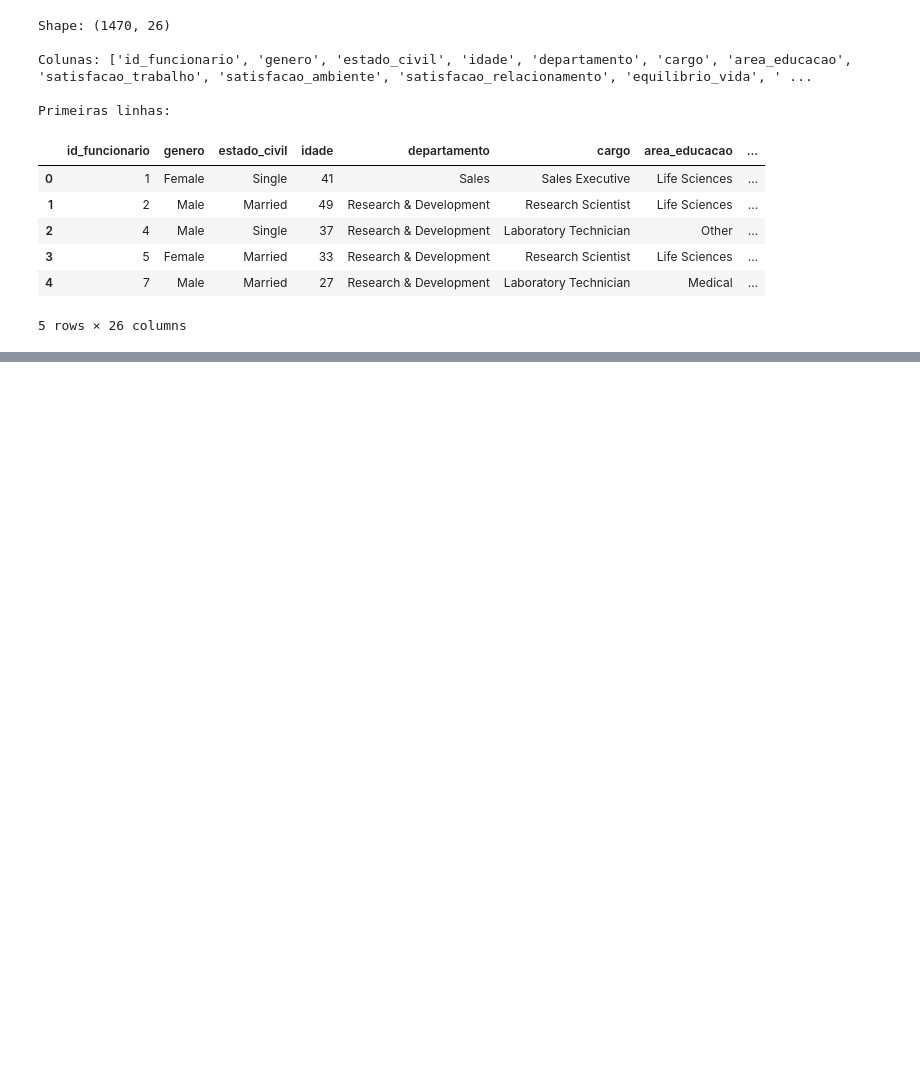
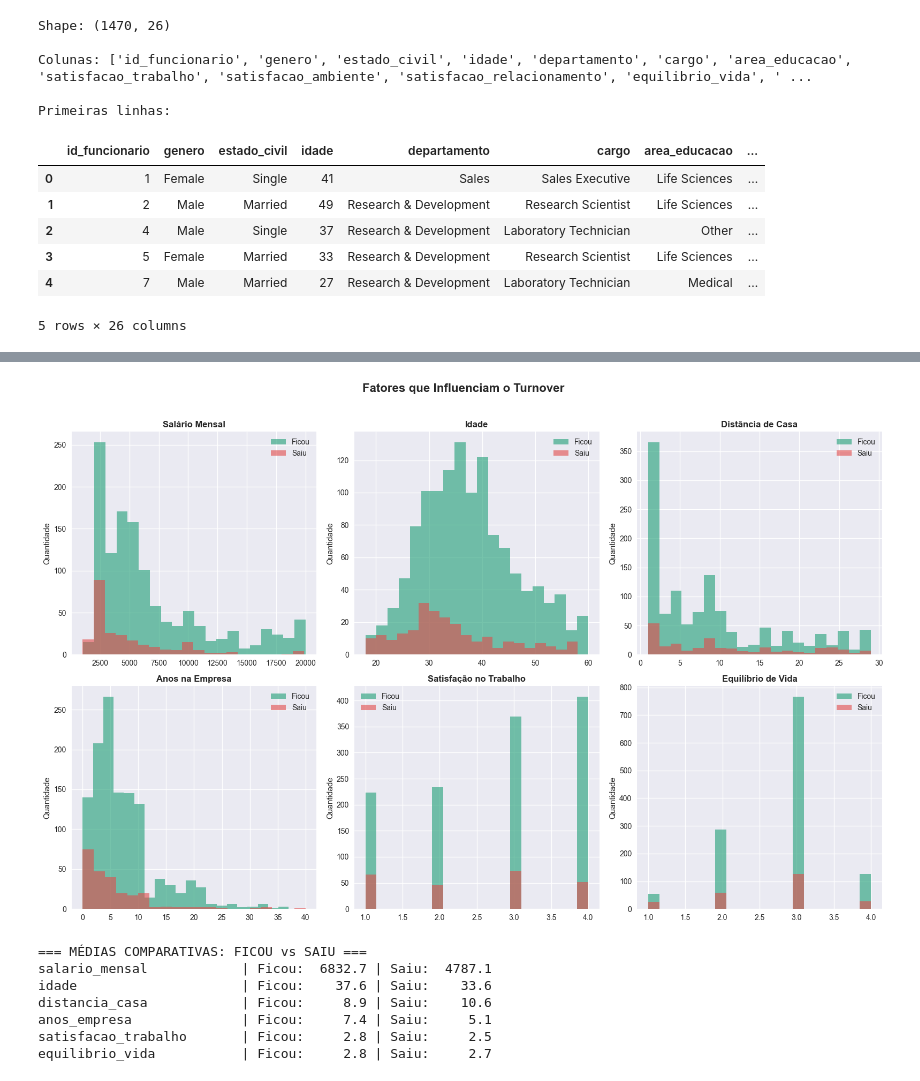
Before and after one commit to joaopedro4250/projeto_rh_people, a Jupyter notebook: python/people_analytics.ipynb, the cells around one changed output, grey strips where cells are left out. Cells and saved outputs as stored; diff of their text form; code cells hidden in the pictures; blank space fills up the shorter version.

```diff
--- a/python/people_analytics.ipynb
+++ b/python/people_analytics.ipynb
@@ -43,0 +130,43 @@ Primeiras linhas:
+# %%
+# Análise de fatores numéricos vs Attrition
+fig, axes = plt.subplots(2, 3, figsize=(16, 10))
+axes = axes.flatten()
+
+fatores = ['salario_mensal', 'idade', 'distancia_casa',
+           'anos_empresa', 'satisfacao_trabalho', 'equilibrio_vida']
+
+titulos = ['Salário Mensal', 'Idade', 'Distância de Casa',
+           'Anos na Empresa', 'Satisfação no Trabalho', 'Equilíbrio de Vida']
+
+for i, (fator, titulo) in enumerate(zip(fatores, titulos)):
+    ficou = df[df['attrition'] == 'No'][fator]
+    saiu = df[df['attrition'] == 'Yes'][fator]
+
+    axes[i].hist(ficou, alpha=0.6, color='#1D9E75', label='Ficou', bins=20)
+    axes[i].hist(saiu, alpha=0.6, color='#E24B4A', label='Saiu', bins=20)
+    axes[i].set_title(titulo, fontsize=12, fontweight='bold')
+    axes[i].legend()
+    axes[i].set_ylabel('Quantidade')
+
+plt.suptitle('Fatores que Influenciam o Turnover', fontsize=16, fontweight='bold', y=1.02)
+plt.tight_layout()
+plt.show()
+
+# Médias comparativas
+print("=== MÉDIAS COMPARATIVAS: FICOU vs SAIU ===")
+metricas = ['salario_mensal', 'idade', 'distancia_casa',
+            'anos_empresa', 'satisfacao_trabalho', 'equilibrio_vida']
+
+for m in metricas:
+    media_ficou = df[df['attrition'] == 'No'][m].mean()
+    media_saiu = df[df['attrition'] == 'Yes'][m].mean()
+    print(f"{m:25s} | Ficou: {media_ficou:7.1f} | Saiu: {media_saiu:7.1f}")
+# %% [output]
+[figure, added]
+=== MÉDIAS COMPARATIVAS: FICOU vs SAIU ===
+salario_mensal            | Ficou:  6832.7 | Saiu:  4787.1
+idade                     | Ficou:    37.6 | Saiu:    33.6
+distancia_casa            | Ficou:     8.9 | Saiu:    10.6
+anos_empresa              | Ficou:     7.4 | Saiu:     5.1
+satisfacao_trabalho       | Ficou:     2.8 | Saiu:     2.5
+equilibrio_vida           | Ficou:     2.8 | Saiu:     2.7
```
Also changed, not shown: parts of 11 cells of this notebook.
